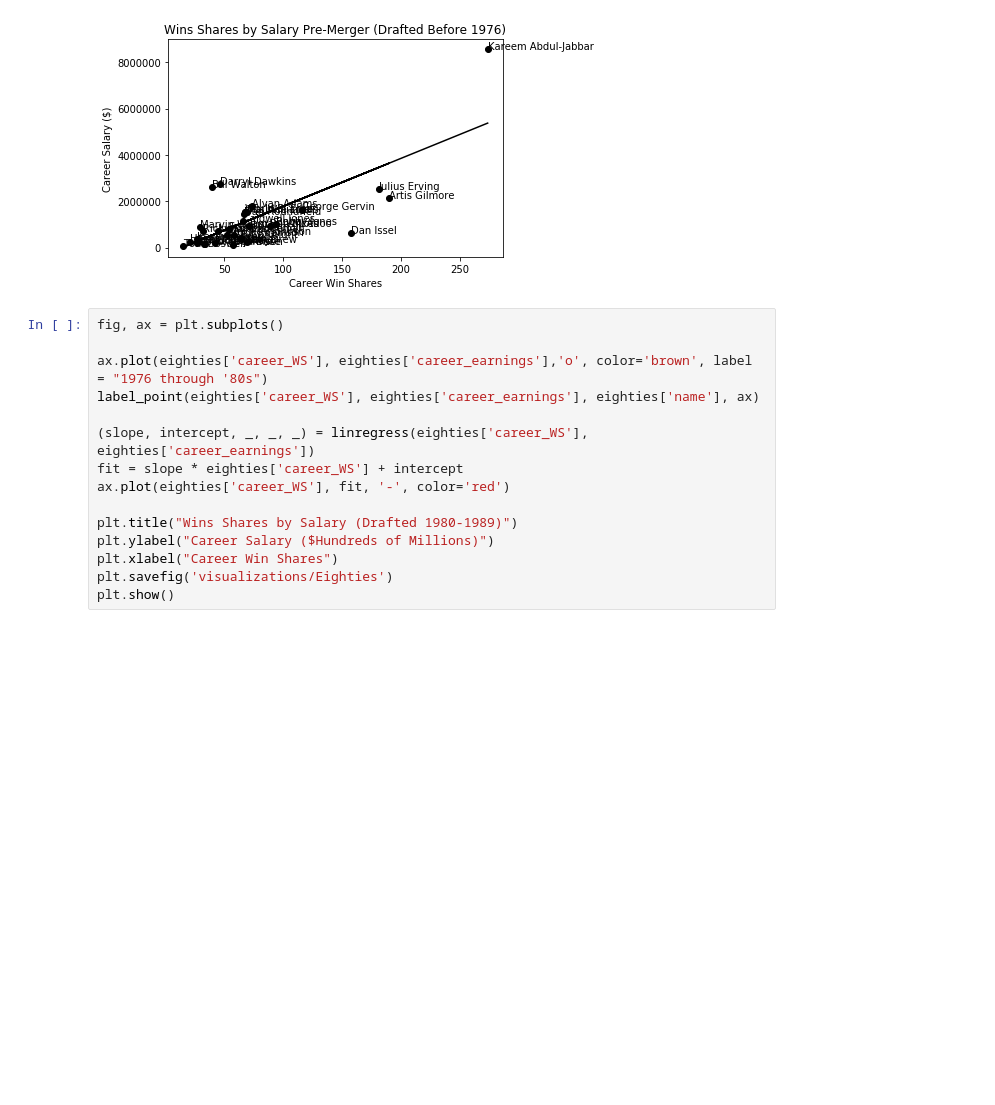
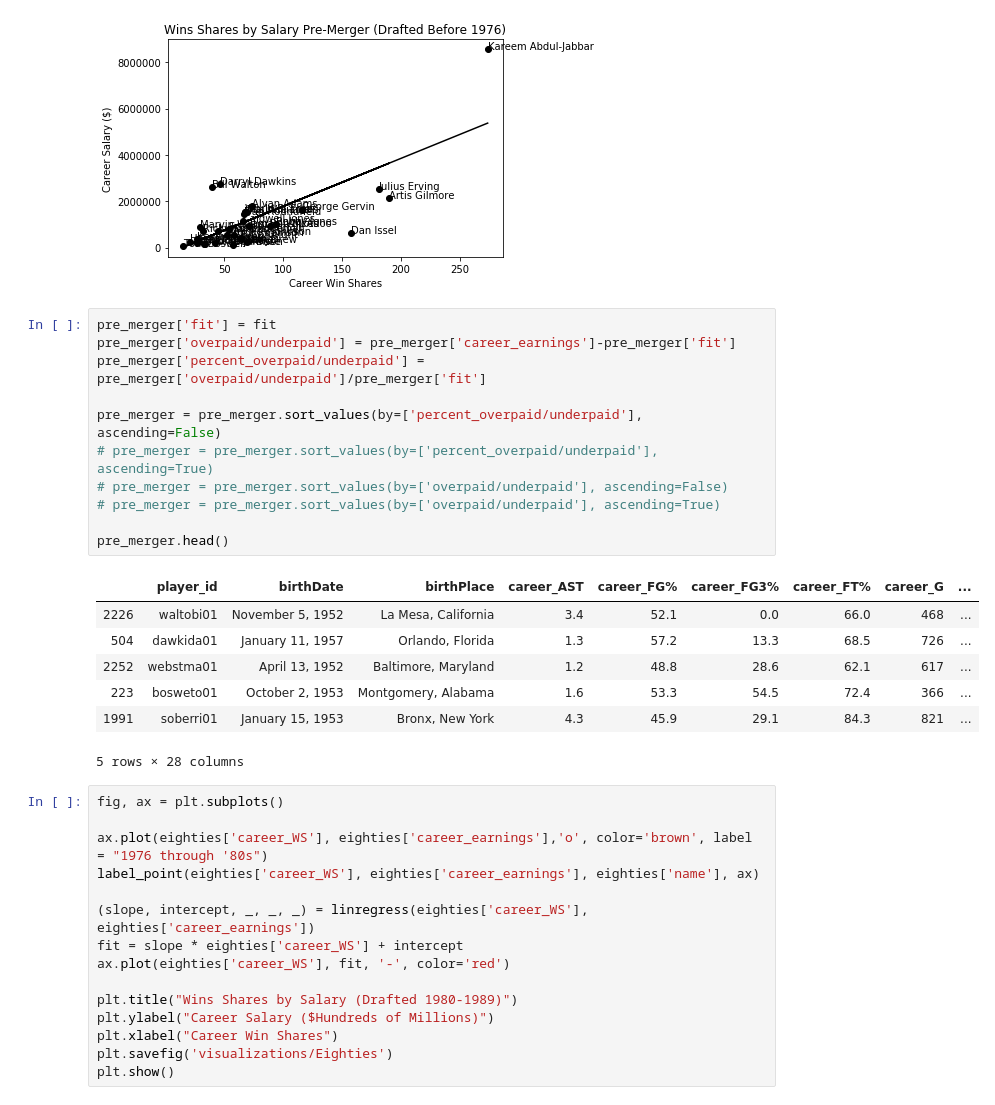
Before and after one commit to ajyoung21/NBA-Overpaid-Underpaid-Website, a Jupyter notebook: WebVisualizations/NBA Salary Data Analysis.ipynb, the cells around one changed output. Drawn from its saved outputs; the diff is of its cells as text; blank space fills up the shorter version.

```diff
--- a/WebVisualizations/NBA Salary Data Analysis.ipynb
+++ b/WebVisualizations/NBA Salary Data Analysis.ipynb
@@ -134,6 +134,25 @@ plt.savefig('visualizations/PreMerger')
 plt.show()
 # %% [output]
 [figure]
+# %%
+pre_merger['fit'] = fit
+pre_merger['overpaid/underpaid'] = pre_merger['career_earnings']-pre_merger['fit']
+pre_merger['percent_overpaid/underpaid'] = pre_merger['overpaid/underpaid']/pre_merger['fit']
+
+pre_merger = pre_merger.sort_values(by=['percent_overpaid/underpaid'], ascending=False)
+# pre_merger = pre_merger.sort_values(by=['percent_overpaid/underpaid'], ascending=True)
+# pre_merger = pre_merger.sort_values(by=['overpaid/underpaid'], ascending=False)
+# pre_merger = pre_merger.sort_values(by=['overpaid/underpaid'], ascending=True)
+
+pre_merger.head()
+# %% [output]
+|  | player_id | birthDate | birthPlace | career_AST | career_FG% | career_FG3% | career_FT% | career_G | ... |
+| 2226 | waltobi01 | November 5, 1952 | La Mesa, California | 3.4 | 52.1 | 0.0 | 66.0 | 468 | ... |
+| 504 | dawkida01 | January 11, 1957 | Orlando, Florida | 1.3 | 57.2 | 13.3 | 68.5 | 726 | ... |
+| 2252 | webstma01 | April 13, 1952 | Baltimore, Maryland | 1.2 | 48.8 | 28.6 | 62.1 | 617 | ... |
+| 223 | bosweto01 | October 2, 1953 | Montgomery, Alabama | 1.6 | 53.3 | 54.5 | 72.4 | 366 | ... |
+| 1991 | soberri01 | January 15, 1953 | Bronx, New York | 4.3 | 45.9 | 29.1 | 84.3 | 821 | ... |
+5 rows × 28 columns
 # %%
 fig, ax = plt.subplots()
 
```
Also changed, not shown: 12 other files.
